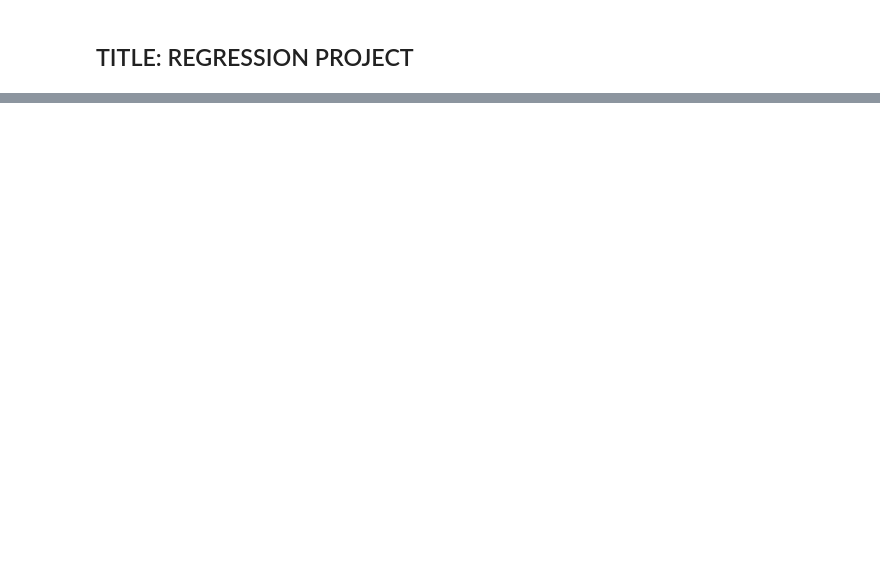
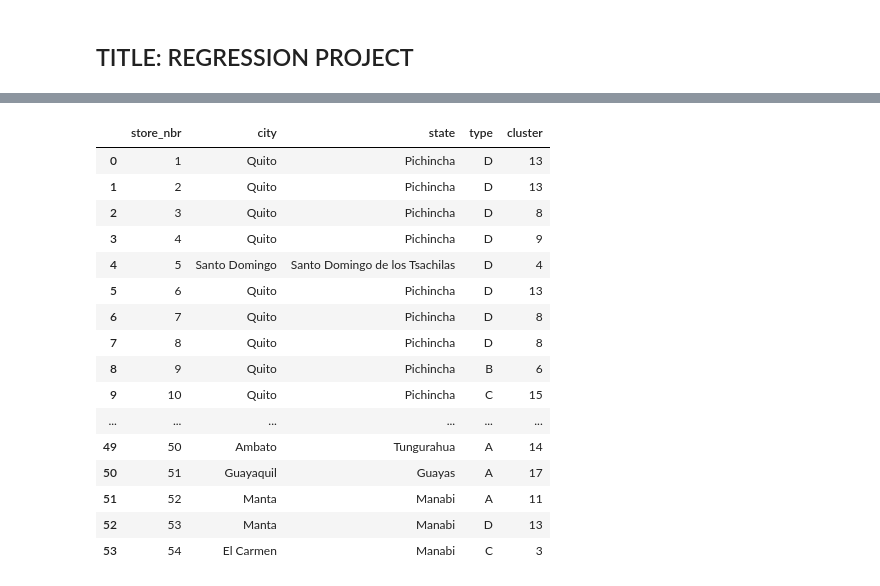
Before and after one commit to codedzifa/Regression-Project, a Jupyter notebook: Regression.ipynb, the cells around one changed output, grey strips where cells are left out. Cells and saved outputs as stored; diff of their text form; code cells hidden in the pictures; blank space fills up the shorter version.

Commit message:
test f

```diff
--- a/Regression.ipynb
+++ b/Regression.ipynb
@@ -22,0 +19,36 @@ import dotenv
+# %%
+#load environment values
+env_var = dotenv_values('.env')
+
+#Get the values for the credentials you set in the '.env' file
+database=env_var.get("DATABASE")
+server=env_var.get("SERVER")
+username=env_var.get("USERNAME")
+password=env_var.get("PASSWORD")
+
+connection_string=f"DRIVER={{SQL Server}};SERVER={server};DATABASE={database};UID={username};PWD={password}"
+# %%
+connection=pyodbc.connect(connection_string)
+# %%
+#harmonising the date format "%Y-%m-%d"
+def convert_to_date(w):
+    return datetime.strptime(w,"%Y-%m-%d")
+
+#Data from Server
+#Table 1
+query1="Select * from dbo.oil"
+oil=pd.read_sql(query1,connection,parse_dates= ["date"]) #, date_parser= convert_to_date)
+#Table 2
+query2="Select * from dbo.holidays_events"
+holidays=pd.read_sql(query2,connection,parse_dates= ["date"])#, date_parser= convert_to_date)
+#Table 3
+query3="Select * from dbo.stores"
+stores=pd.read_sql(query3,connection)
+
+#From onedrive
+test = pd.read_csv('./data/test.csv',parse_dates= ["date"], date_parser= convert_to_date)
+sample_submission = pd.read_csv('./data/sample_submission.csv')
+
+#from github repo
+train = pd.read_csv('train.csv',parse_dates= ["date"], date_parser= convert_to_date)
+transactions = pd.read_csv('./data/transactions.csv',parse_dates= ["date"], date_parser= convert_to_date)
@@ -22,0 +87,20 @@ import dotenv
+# %%
+stores
+# %% [output]
+|  | store_nbr | city | state | type | cluster |
+| 0 | 1 | Quito | Pichincha | D | 13 |
+| 1 | 2 | Quito | Pichincha | D | 13 |
+| 2 | 3 | Quito | Pichincha | D | 8 |
+| 3 | 4 | Quito | Pichincha | D | 9 |
+| 4 | 5 | Santo Domingo | Santo Domingo de los Tsachilas | D | 4 |
+| 5 | 6 | Quito | Pichincha | D | 13 |
+| 6 | 7 | Quito | Pichincha | D | 8 |
+| 7 | 8 | Quito | Pichincha | D | 8 |
+| 8 | 9 | Quito | Pichincha | B | 6 |
+| 9 | 10 | Quito | Pichincha | C | 15 |
+| ... | ... | ... | ... | ... | ... |
+| 49 | 50 | Ambato | Tungurahua | A | 14 |
+| 50 | 51 | Guayaquil | Guayas | A | 17 |
+| 51 | 52 | Manta | Manabi | A | 11 |
+| 52 | 53 | Manta | Manabi | D | 13 |
+| 53 | 54 | El Carmen | Manabi | C | 3 |
```
Also changed, not shown: parts of 8 cells of this notebook.
